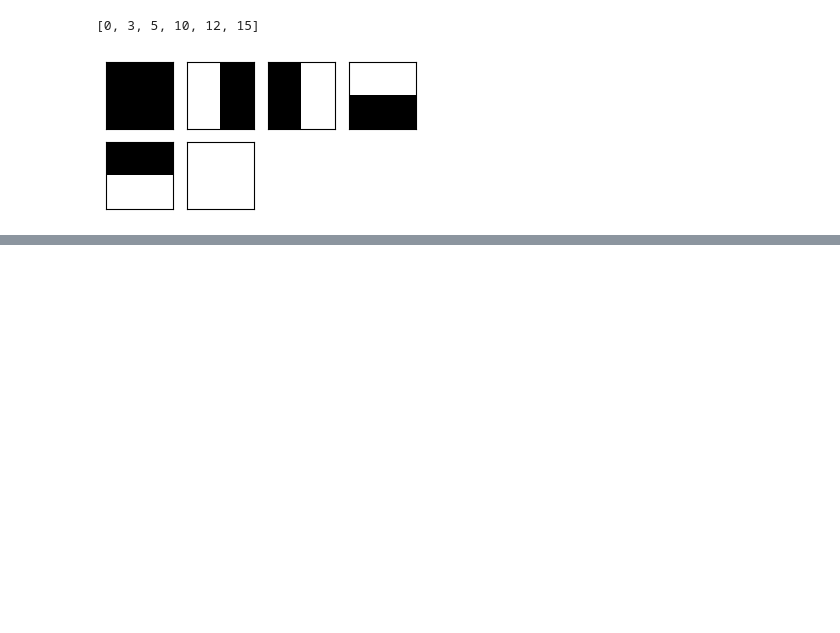
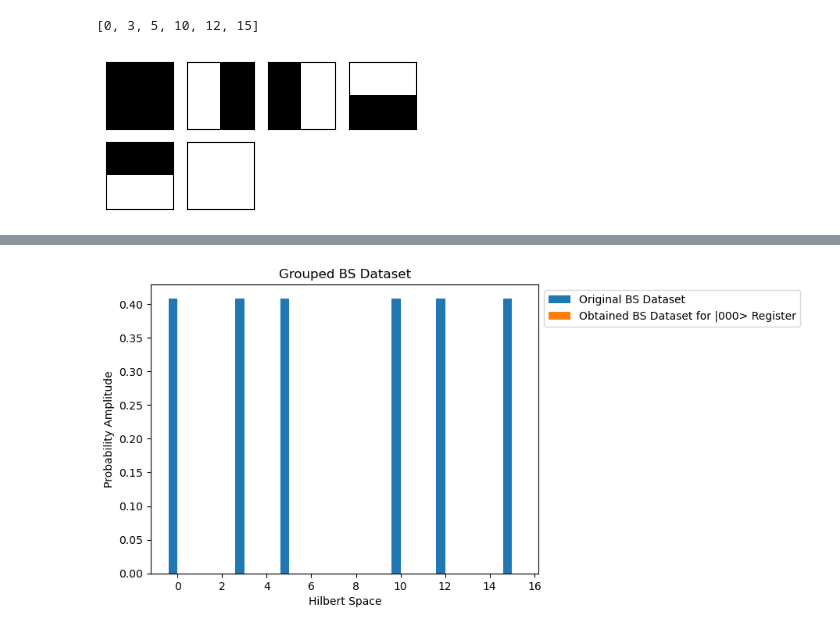
Before and after one commit to Ak-ash22/qcbm_hiwi, a Jupyter notebook: qcbm_project/bars_stripes_cat/trial.ipynb, the cells around one changed output, grey strips where cells are left out. Saved outputs shown, nothing was run; the diff lists cells and outputs as text; code cells hidden in the pictures; blank space fills up the shorter version.

Commit message:
analyzed the generated BS dataset

```diff
--- a/qcbm_project/bars_stripes_cat/trial.ipynb
+++ b/qcbm_project/bars_stripes_cat/trial.ipynb
@@ -320,0 +297,18 @@ The model converges to the Trace Distance Loss of 0.0004407013253003904
+# %%
+optimal_params = parameters[np.argmin(loss)]
+psi = circuit(optimal_params)
+# %%
+image1 = qnp.round(psi[::8],3)
+
+w, x = 0.4, np.arange(len(image1))
+
+plt.bar(x - w/2, target_psi, w, label='Original BS Dataset')
+plt.bar(x + w/2, image1, w, label='Obtained BS Dataset for |000> Register')
+
+plt.xlabel('Hilbert Space')
+plt.ylabel('Probability Amplitude')
+plt.title('Grouped BS Dataset')
+plt.legend(bbox_to_anchor=(1, 1), loc='upper left')
+plt.show()
+# %% [output]
+[figure, added]
```
Also changed, not shown: parts of 17 cells of this notebook.
